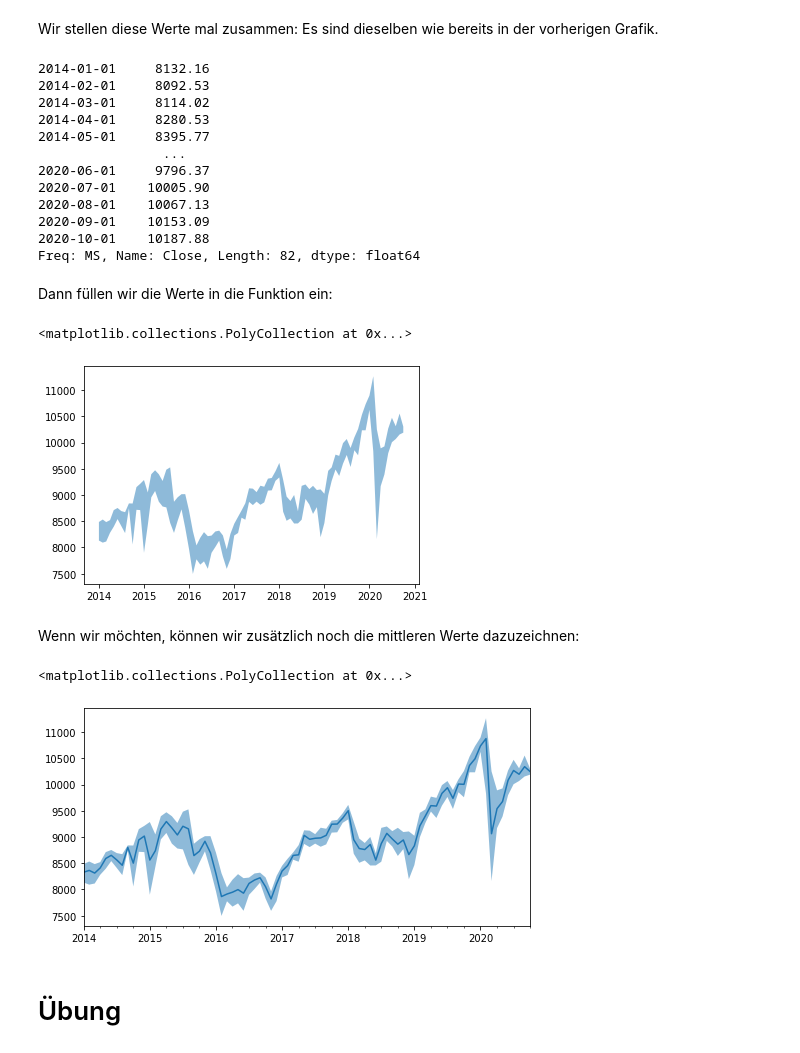
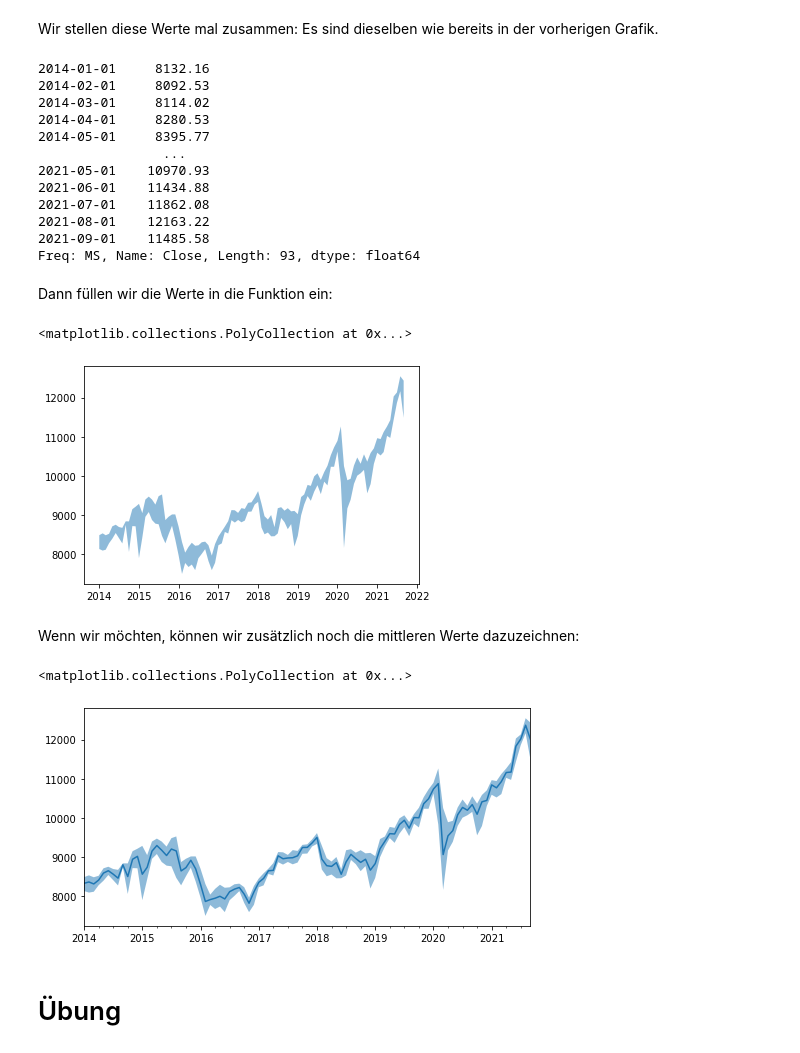
Before and after one commit to MAZ-CAS-DDJ/kurs_21_22, a Jupyter notebook: 11 Pandas Teil 3/Time Series L.ipynb, the cells around one changed output. Cells and saved outputs as stored; diff of their text form; code cells hidden in the pictures.

```diff
--- a/11 Pandas Teil 3/Time Series L.ipynb
+++ b/11 Pandas Teil 3/Time Series L.ipynb
@@ -44,5 +42,5 @@ Die Daten sind bereits gespeichert unter `dataprojects/SMI/smi_new.csv`
 # %%
-df = pd.read_csv('dataprojects/SMI/smi_new.csv')
+df = pd.read_excel('dataprojects/SMI/smi_new2.xlsx')
 # %% [markdown]
 Wie üblich, Typen abchecken
 # %%
@@ -707,9 +735,9 @@ Eine Funktion, die wir aufrufen können, heisst: `fill_between()`. Sie benötigt
 # %% [markdown]
 Wir stellen diese Werte mal zusammen: Es sind dieselben wie bereits in der vorherigen Grafik.
 # %%
-x_values = df['2014':].resample('MS')['Close'].mean().index
-y_mins = df['2014':].resample('MS')['Close'].min()
-y_maxes = df['2014':].resample('MS')['Close'].max()
+x_values = df.loc['2014':].resample('MS')['Close'].mean().index
+y_mins = df.loc['2014':].resample('MS')['Close'].min()
+y_maxes = df.loc['2014':].resample('MS')['Close'].max()
 # %%
 y_mins
 # %% [output]
@@ -719,27 +747,27 @@ y_mins
 2014-04-01     8280.53
 2014-05-01     8395.77
                 ...
-2020-06-01     9796.37
-2020-07-01    10005.90
-2020-08-01    10067.13
-2020-09-01    10153.09
-2020-10-01    10187.88
-Freq: MS, Name: Close, Length: 82, dtype: float64
+2021-05-01    10970.93
+2021-06-01    11434.88
+2021-07-01    11862.08
+2021-08-01    12163.22
+2021-09-01    11485.58
+Freq: MS, Name: Close, Length: 93, dtype: float64
 # %% [markdown]
 Dann füllen wir die Werte in die Funktion ein:
 # %%
 plt.fill_between(x_values, y_mins, y_maxes, alpha=0.5)
 # %% [output]
 <matplotlib.collections.PolyCollection at 0x...>
-[figure, old version]
+[figure, new version]
 # %% [markdown]
 Wenn wir möchten, können wir zusätzlich noch die mittleren Werte dazuzeichnen:
 # %%
-df['2014':].resample('MS').mean()['Close'].plot(figsize=(8,4))
+df.loc['2014':].resample('MS').mean()['Close'].plot(figsize=(8,4))
 plt.fill_between(x_values, y_mins, y_maxes, alpha=0.5)
 # %% [output]
 <matplotlib.collections.PolyCollection at 0x...>
-[figure, old version]
+[figure, new version]
 # %% [markdown]
 # Übung
 # %% [markdown]
```
Also changed, not shown: parts of 53 cells of this notebook, 5 other files.
